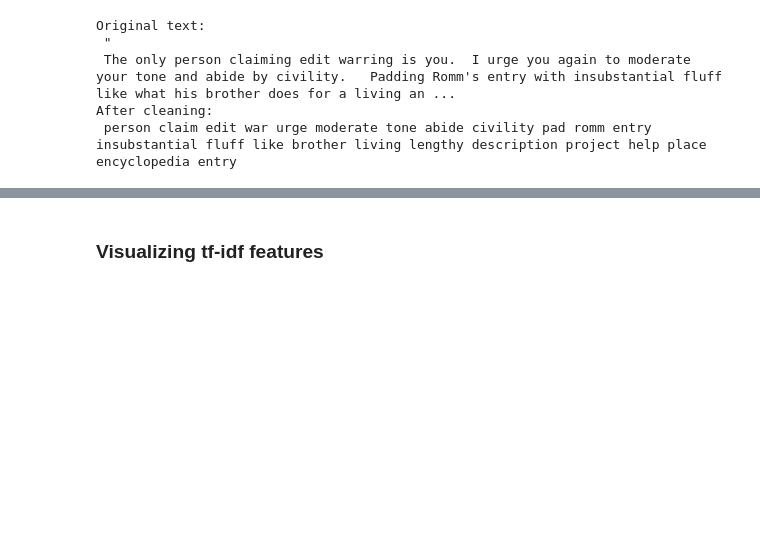
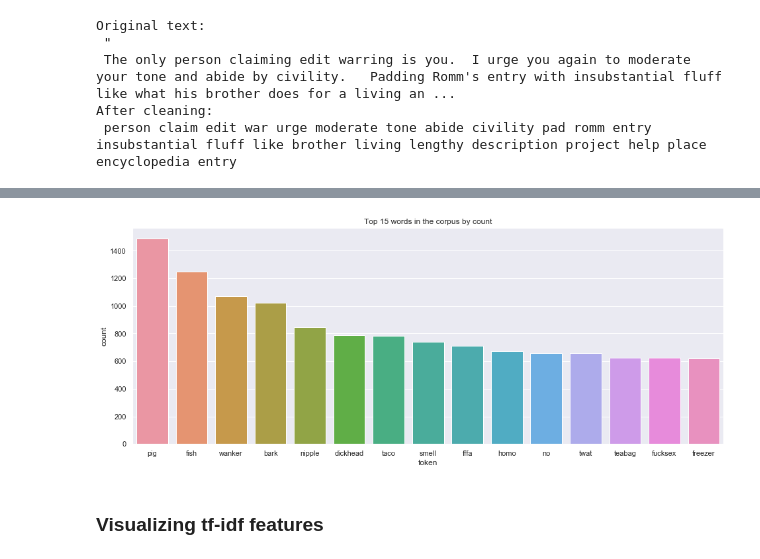
Before and after one commit to ThomasD96/NLP_Toxic_comment_classification, a Jupyter notebook: toxic_comment_classifier.ipynb, the cells around one changed output, grey strips where cells are left out. Cells and saved outputs as stored; diff of their text form; code cells hidden in the pictures; blank space fills up the shorter version.

```diff
--- a/toxic_comment_classifier.ipynb
+++ b/toxic_comment_classifier.ipynb
@@ -285,0 +288,13 @@ feature_names = word_vectorizer.get_feature_names()
+# %%
+count_vectorizer = CountVectorizer(max_features=30, max_df = 200)
+train_count_features = count_vectorizer.fit_transform(train_text)
+# %%
+def get_topn_word_counts(vectorizer, feature_counts, n=10):
+    count_docs = feature_counts.A.sum(axis=0)
+    count_feature_names = vectorizer.get_feature_names()
+    top_words_counts = sorted(zip(count_feature_names, count_docs), key= lambda x:x[1], reverse=True)
+    df = pd.DataFrame(top_words_counts, columns = ['token', 'count'])[:n]
+    return df
+# %%
+top_15_wordcounts = get_topn_word_counts(count_vectorizer, train_count_features, n=15)
+top_15_wordcounts
@@ -286,3 +318,9 @@ feature_names = word_vectorizer.get_feature_names()
+# %%
+fig = plt.figure(figsize=(16,6))
+_ = sns.barplot(x="token", y="count", data=top_15_wordcounts)
+_=plt.title('Top 15 words in the corpus by count')
+# %% [output]
+[figure, added]
 # %% [markdown]
 ### Visualizing tf-idf features
 # %%
```
Also changed, not shown: parts of 33 cells of this notebook, 1 other file.
